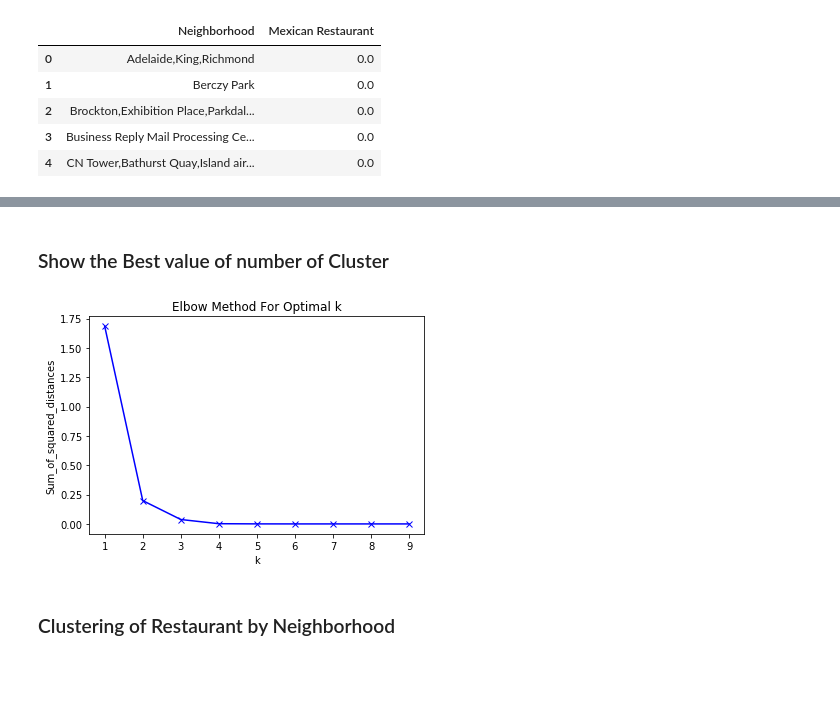
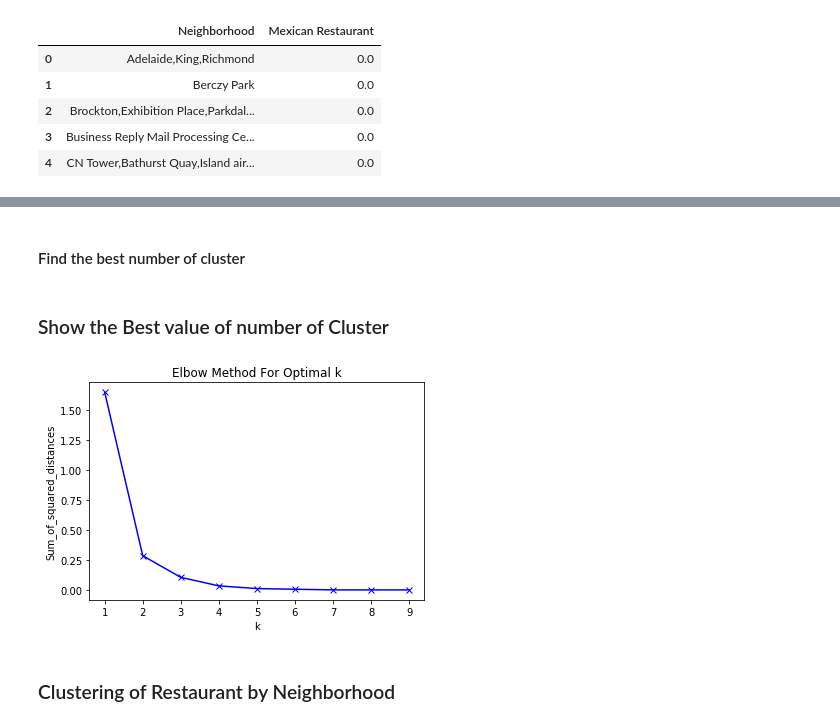
Before and after one commit to MartinGM81/CapstoneProyectFinal, a Jupyter notebook: CapstoneAppliedDS.ipynb, the cells around one changed output, grey strips where cells are left out. Saved outputs shown, nothing was run; the diff lists cells and outputs as text; code cells hidden in the pictures; blank space fills up the shorter version.

```diff
--- a/CapstoneAppliedDS.ipynb
+++ b/CapstoneAppliedDS.ipynb
@@ -351,3 +529,5 @@ neighborhoods_venues_sorted.head()
+# %% [markdown]
+#### Find the best number of cluster
 # %%
 from sklearn.preprocessing import MinMaxScaler
 from sklearn.cluster import KMeans
@@ -367,14 +547,14 @@ for kind in Ksec:
 # %%
 
 import matplotlib.pyplot as plt
 
-plt.plot(K, Sum_of_squared_distances, 'bx-')
+plt.plot(Ksec, Sum_of_squared_distances, 'bx-')
 plt.xlabel('k')
 plt.ylabel('Sum_of_squared_distances')
 plt.title('Elbow Method For Optimal k')
 plt.show()
 # %% [output]
-[figure, old version]
+[figure, new version]
 # %% [markdown]
 ### Clustering of Restaurant by Neighborhood
 # %%
```
Also changed, not shown: parts of 48 cells of this notebook.
